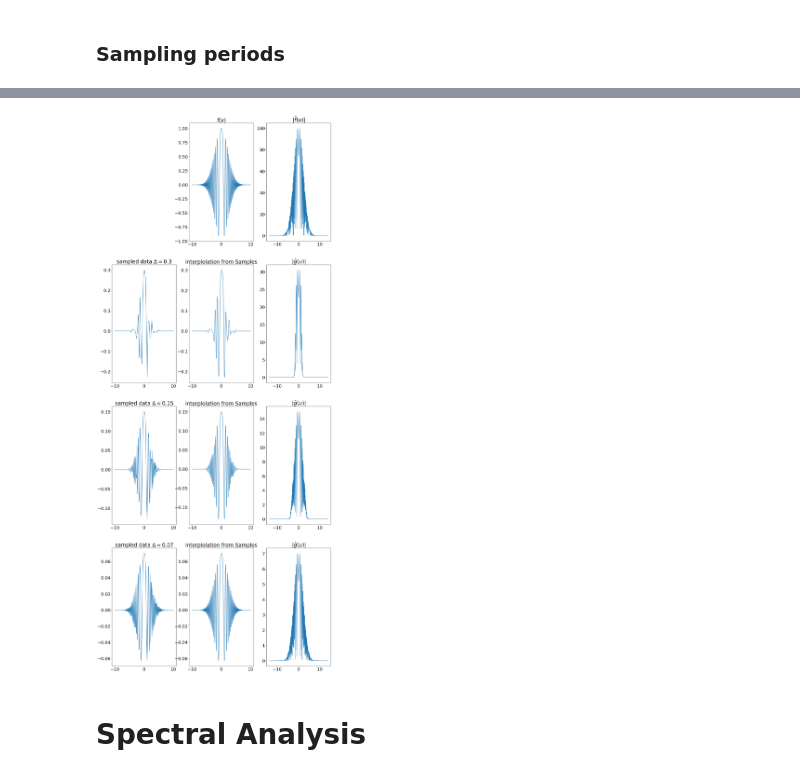
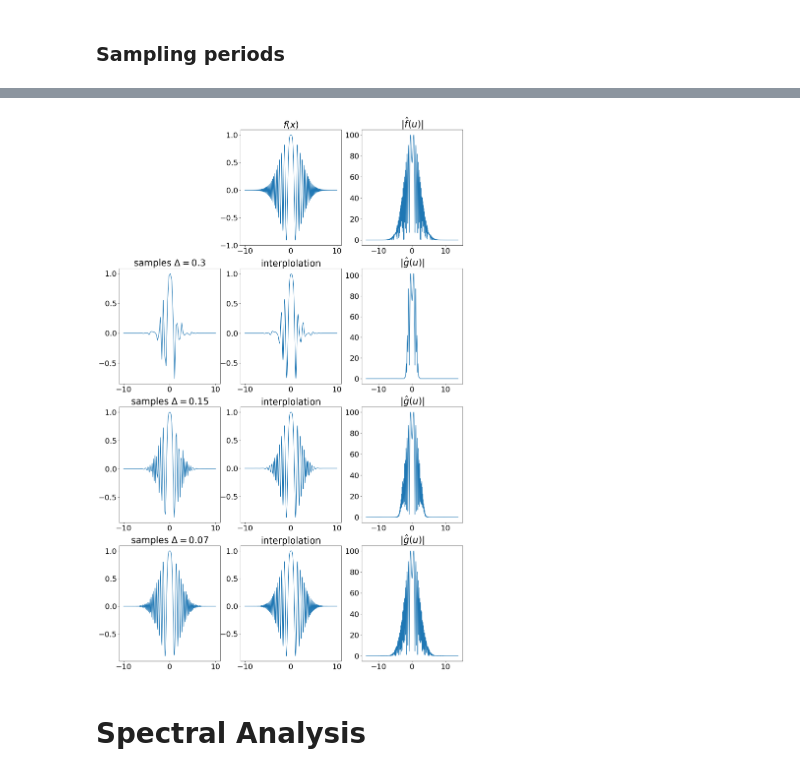
Before and after one commit to arizonaCameraLab/computationalImaging, a Jupyter notebook: forwardModels/DiscreteForwardModels.ipynb, the cells around one changed output, grey strips where cells are left out. Saved outputs shown, nothing was run; the diff lists cells and outputs as text; code cells hidden in the pictures.

```diff
--- a/forwardModels/DiscreteForwardModels.ipynb
+++ b/forwardModels/DiscreteForwardModels.ipynb
@@ -175,7 +175,7 @@ def gn(delta=1):
 # %% [markdown]
 ### Sampling periods
 # %%
-plt.rcParams['figure.figsize'] = [20, 50]
+plt.rcParams['figure.figsize'] = [18, 28]
 X=10
 xrange=np.linspace(-X,X,2048)
 urange=np.linspace(-2048/(4*X),2048/(4*X),2048)
@@ -186,44 +186,44 @@ plt.subplot(4,3,3)
 plt.plot(urange[750:1300],np.abs(np.fft.fftshift(np.fft.fft(f(xrange))))[750:1300])
 plt.title('$|{\hat f}(u)|$')
 plt.subplot(4,3,4)
-gN=gn(.3)
+gN=gn(.3)/.3
 plt.plot(np.linspace(-X,X,len(gN)),gN)
-plt.title('sampled data $\Delta=0.3$')
+plt.title('samples $\Delta=0.3$')
 gUp= InterpolatedUnivariateSpline(np.linspace(-X,X,len(gN)),gN, k=5)
 plt.subplot(4,3,5)
 plt.plot(xrange,gUp(xrange))
-plt.title('interplolation from Samples')
+plt.title('interplolation')
 plt.subplot(4,3,6)
 plt.plot(urange[750:1300],np.abs(np.fft.fftshift(np.fft.fft(gUp(xrange))))[750:1300])
 plt.title('$|{\hat g}(u)|$')
 plt.subplot(4,3,7)
-gN=gn(.15)
+gN=gn(.15)/.15
 plt.plot(np.linspace(-X,X,len(gN)),gN)
-plt.title('sampled data $\Delta=0.15$')
+plt.title('samples $\Delta=0.15$')
 gUp= InterpolatedUnivariateSpline(np.linspace(-X,X,len(gN)),gN, k=5)
 plt.subplot(4,3,8)
 plt.plot(xrange,gUp(xrange))
-plt.title('interplolation from Samples')
+plt.title('interplolation')
 plt.subplot(4,3,9)
 plt.plot(urange[750:1300],np.abs(np.fft.fftshift(np.fft.fft(gUp(xrange))))[750:1300])
 plt.title('$|{\hat g}(u)|$')
 plt.subplot(4,3,10)
-gN=gn(.07)
+gN=gn(.07)/.07
 plt.plot(np.linspace(-X,X,len(gN)),gN)
-plt.title('sampled data $\Delta=0.07$')
+plt.title('samples $\Delta=0.07$')
 gUp= InterpolatedUnivariateSpline(np.linspace(-X,X,len(gN)),gN, k=5)
 plt.subplot(4,3,11)
 plt.plot(xrange,gUp(xrange))
-plt.title('interplolation from Samples')
+plt.title('interplolation')
 plt.subplot(4,3,12)
 plt.plot(urange[750:1300],np.abs(np.fft.fftshift(np.fft.fft(gUp(xrange))))[750:1300])
 plt.title('$|{\hat g}(u)|$')
 plt.savefig('sampleFiltering.png')
 files.download('sampleFiltering.png')
 # %% [output]
 [interactive output not drawn]
 [interactive output not drawn]
-[figure, old version]
+[figure, new version]
 # %% [markdown]
 # Spectral Analysis
 # %% [markdown]
```
